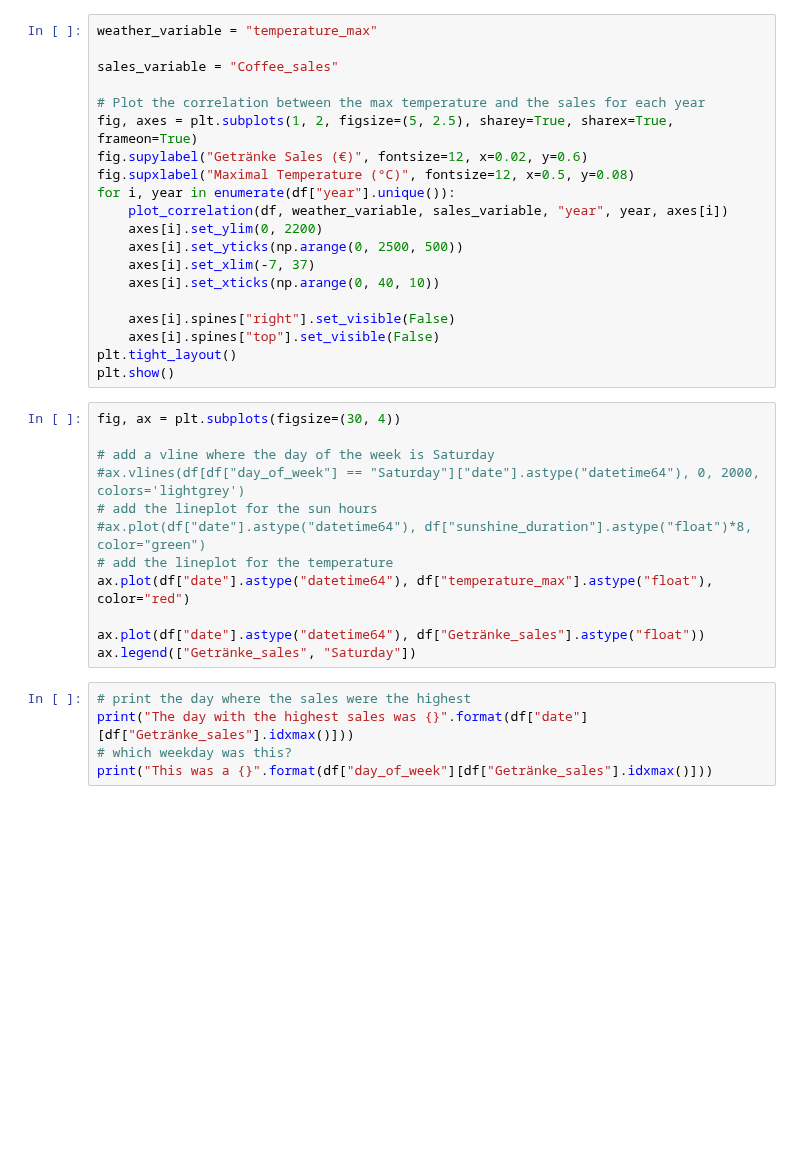
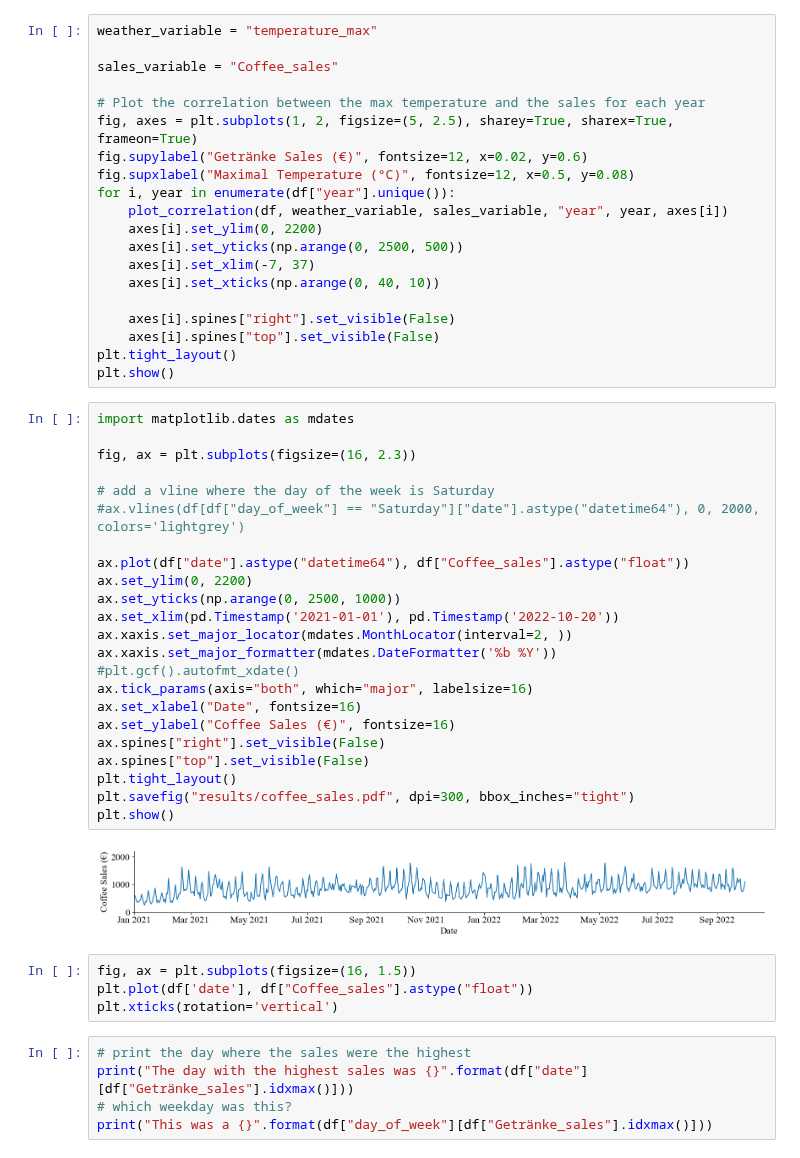
Before and after one commit to magicmagnus/CoffeeClimateCorrelation, a Jupyter notebook: 03_plot_combined_data.ipynb, the cells around one changed output. Saved outputs shown, nothing was run; the diff lists cells and outputs as text; blank space fills up the shorter version.

```diff
--- a/03_plot_combined_data.ipynb
+++ b/03_plot_combined_data.ipynb
@@ -356,18 +360,35 @@ for i, year in enumerate(df["year"].unique()):
     axes[i].spines["top"].set_visible(False)
 plt.tight_layout()
 plt.show()
-# %%
-fig, ax = plt.subplots(figsize=(30, 4))
-
-# add a vline where the day of the week is Saturday
-#ax.vlines(df[df["day_of_week"] == "Saturday"]["date"].astype("datetime64"), 0, 2000, colors='lightgrey')
-# add the lineplot for the sun hours
-#ax.plot(df["date"].astype("datetime64"), df["sunshine_duration"].astype("float")*8, color="green")
-# add the lineplot for the temperature
-ax.plot(df["date"].astype("datetime64"), df["temperature_max"].astype("float"), color="red")
-
-ax.plot(df["date"].astype("datetime64"), df["Getränke_sales"].astype("float"))
-ax.legend(["Getränke_sales", "Saturday"])
+# %%
+import matplotlib.dates as mdates
+
+fig, ax = plt.subplots(figsize=(16, 2.3))
+
+# add a vline where the day of the week is Saturday
+#ax.vlines(df[df["day_of_week"] == "Saturday"]["date"].astype("datetime64"), 0, 2000, colors='lightgrey')
+
+ax.plot(df["date"].astype("datetime64"), df["Coffee_sales"].astype("float"))
+ax.set_ylim(0, 2200)
+ax.set_yticks(np.arange(0, 2500, 1000))
+ax.set_xlim(pd.Timestamp('2021-01-01'), pd.Timestamp('2022-10-20'))
+ax.xaxis.set_major_locator(mdates.MonthLocator(interval=2, ))
+ax.xaxis.set_major_formatter(mdates.DateFormatter('%b %Y'))
+#plt.gcf().autofmt_xdate()
+ax.tick_params(axis="both", which="major", labelsize=16)
+ax.set_xlabel("Date", fontsize=16)
+ax.set_ylabel("Coffee Sales (€)", fontsize=16)
+ax.spines["right"].set_visible(False)
+ax.spines["top"].set_visible(False)
+plt.tight_layout()
+plt.savefig("results/coffee_sales.pdf", dpi=300, bbox_inches="tight")
+plt.show()
+# %% [output]
+[figure, added]
+# %%
+fig, ax = plt.subplots(figsize=(16, 1.5))
+plt.plot(df['date'], df["Coffee_sales"].astype("float"))
+plt.xticks(rotation='vertical')
 # %%
 # print the day where the sales were the highest
 print("The day with the highest sales was {}".format(df["date"][df["Getränke_sales"].idxmax()]))
```
Also changed, not shown: parts of 6 cells of this notebook, 5 other files.
